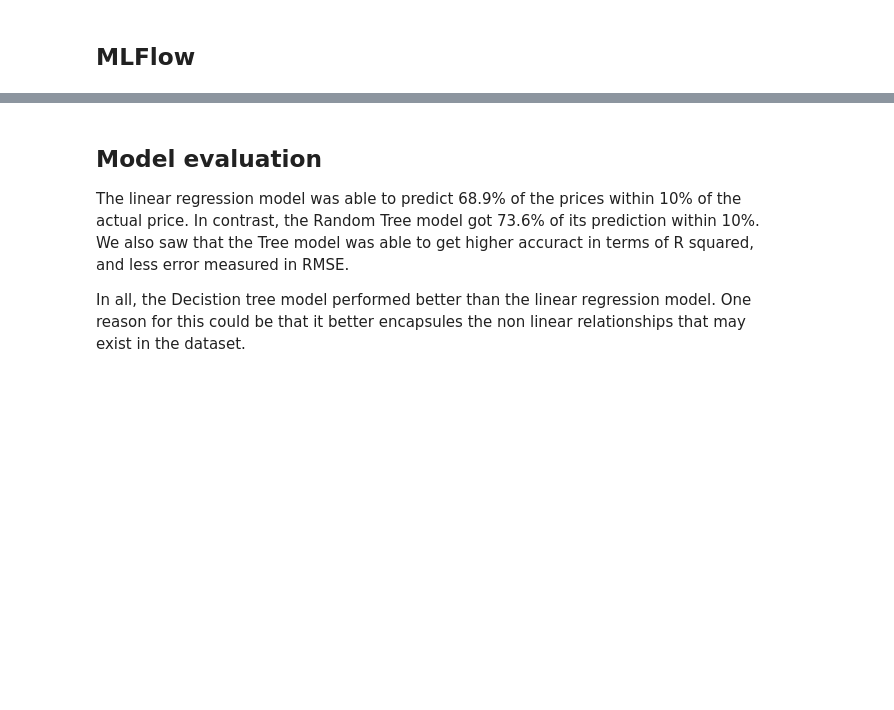
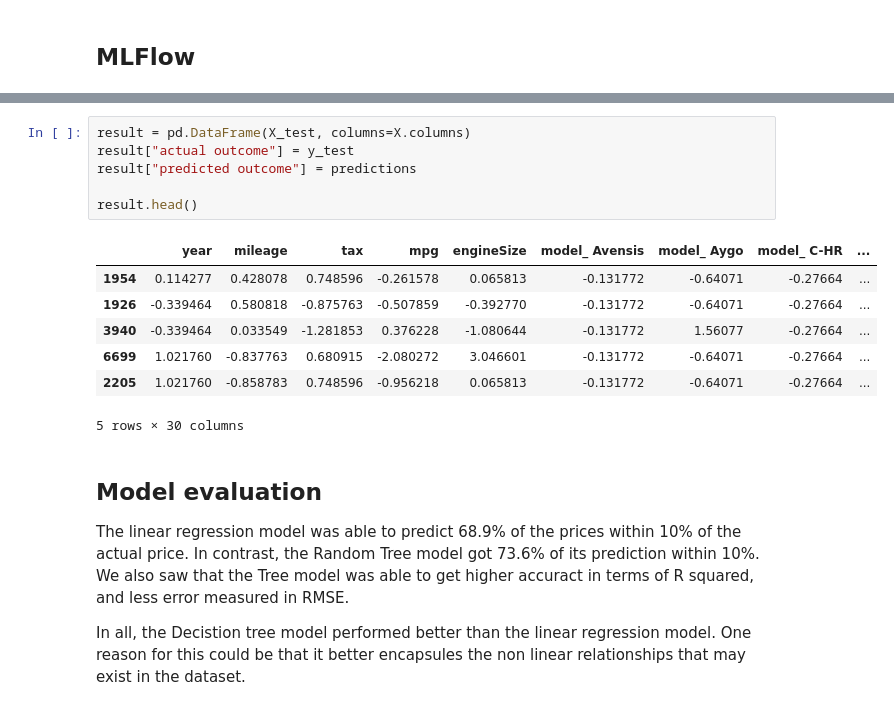
Before and after one commit to lenelise/dc_practice, a Jupyter notebook: practice_exam.ipynb, the cells around one changed output, grey strips where cells are left out. Cells and saved outputs as stored; diff of their text form; blank space fills up the shorter version.

```diff
--- a/practice_exam.ipynb
+++ b/practice_exam.ipynb
@@ -356,3 +356,17 @@ KeyboardInterrupt:
+# %%
+result = pd.DataFrame(X_test, columns=X.columns)
+result["actual outcome"] = y_test
+result["predicted outcome"] = predictions
+
+result.head()
+# %% [output]
+|  | year | mileage | tax | mpg | engineSize | model_ Avensis | model_ Aygo | model_ C-HR | ... |
+| 1954 | 0.114277 | 0.428078 | 0.748596 | -0.261578 | 0.065813 | -0.131772 | -0.64071 | -0.27664 | ... |
+| 1926 | -0.339464 | 0.580818 | -0.875763 | -0.507859 | -0.392770 | -0.131772 | -0.64071 | -0.27664 | ... |
+| 3940 | -0.339464 | 0.033549 | -1.281853 | 0.376228 | -1.080644 | -0.131772 | 1.56077 | -0.27664 | ... |
+| 6699 | 1.021760 | -0.837763 | 0.680915 | -2.080272 | 3.046601 | -0.131772 | -0.64071 | -0.27664 | ... |
+| 2205 | 1.021760 | -0.858783 | 0.748596 | -0.956218 | 0.065813 | -0.131772 | -0.64071 | -0.27664 | ... |
+5 rows × 30 columns
 # %% [markdown]
 ## Model evaluation
 The linear regression model was able to predict 68.9% of the prices within 10% of the actual price. In contrast, the Random Tree model got 73.6% of its prediction within 10%. We also saw that the Tree model was able to get higher accuract in terms of R squared, and less error measured in RMSE.
```
Also changed, not shown: parts of 4 cells of this notebook.
